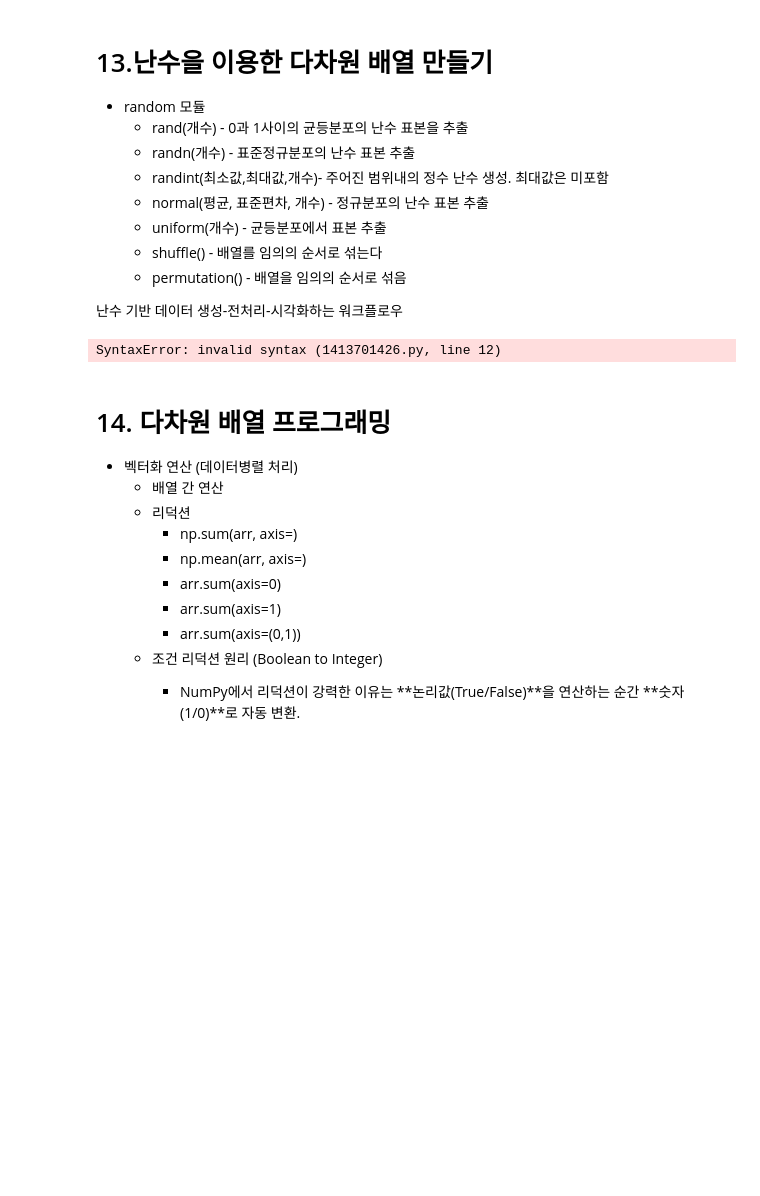
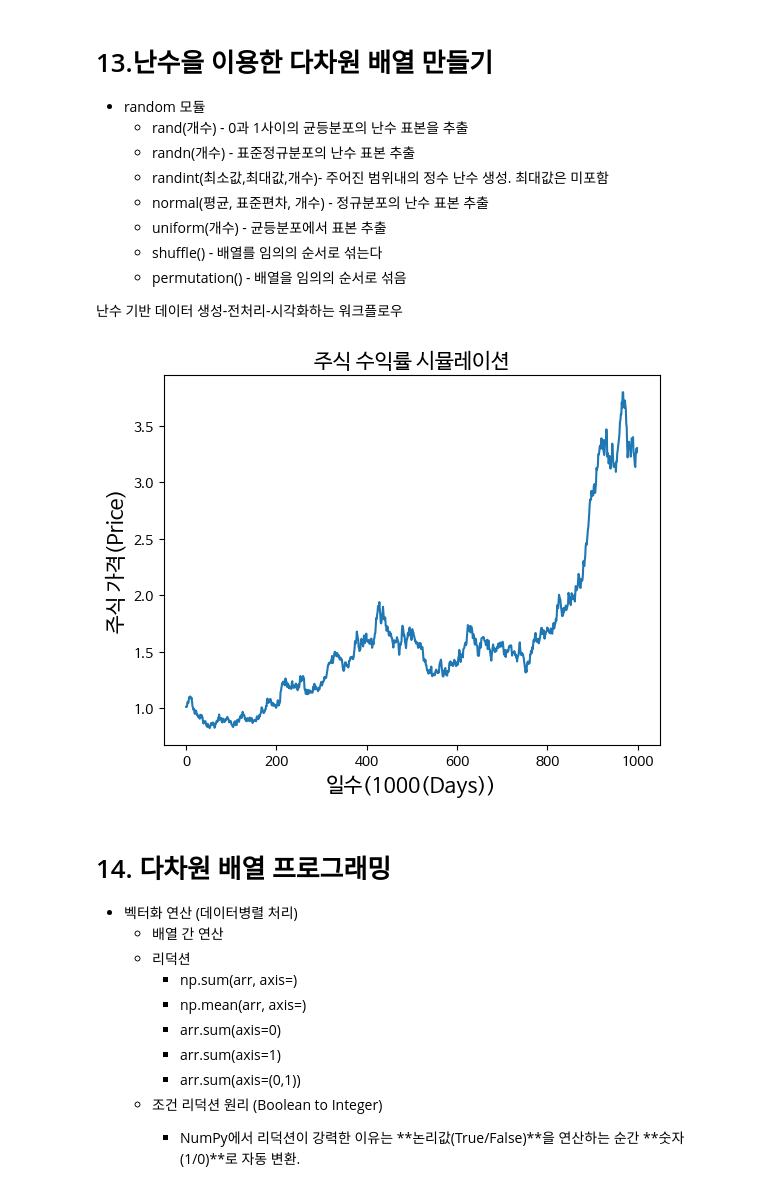
Before and after one commit to chomingi-25/2026_tues_bigdatacomputing_class, a Jupyter notebook: class_tues_numpy_.ipynb, the cells around one changed output. Drawn from its saved outputs; the diff is of its cells as text; code cells hidden in the pictures; blank space fills up the shorter version.

```diff
--- a/class_tues_numpy_.ipynb
+++ b/class_tues_numpy_.ipynb
@@ -456,35 +489,35 @@ print(column_vector.ndim) # 2
 # %%
 # 문제: 주식 수익률 시뮬레이션 (평균 0.001, 표준편차 0.02인 난수 1000개)
 # 현실의 불확실성을 난수로 생성하여 향후 1000일 간의 주가를 예측
 import numpy as np
 import matplotlib.pyplot as plt
 import matplotlib.font_manager as fm
 import warnings
 import os
 
 # 1. 환경 설정 (경고 차단 및 한글 폰트)
 warnings.filterwarnings('ignore')
 font_path = '/usr/share/fonts/truetype/nanum/NanumBarunGothic.ttf'
-ifnot os.path.exists(font_path):
+if not os.path.exists(font_path):
     !sudo apt-get install -y fonts-nanum > /dev/null
 font_prop = fm.FontProperties(fname=font_path)
 
 # 2. 시뮬레이션 데이터 생성
 np.random.seed(42)
 daily_values=np.random.normal(0.001, 0.02, 1000)
 price_path=np.cumprod(1+daily_values) # 누적 수익률 계산 (y축)
 # X 축 : 1000일
 
 # 3. 위의 데이터을 이용하여 선 그래프 시각화
-plt.figure(figsize(10.5))
+plt.figure()
 plt.plot(np.arange(1000), price_path)
 plt.title('주식 수익률 시뮬레이션', fontproperties=font_prop, fontsize=15) #한글 글자 깨짐 방지
 plt.xlabel('일수(1000(Days))', fontproperties=font_prop, fontsize=15) #한글 글자 깨짐 방지
 plt.ylabel('주식 가격(Price)', fontproperties=font_prop, fontsize=15)
 
 plt.show()
 # %% [output]
-SyntaxError: invalid syntax (1413701426.py, line 12)
+[figure, added]
 # %% [markdown]
 # 14. 다차원 배열 프로그래밍
 - 벡터화 연산 (데이터병렬 처리)
```
Also changed, not shown: parts of 12 cells of this notebook.
